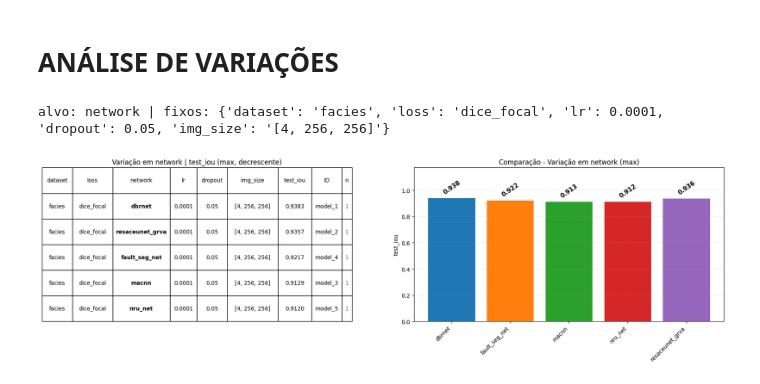
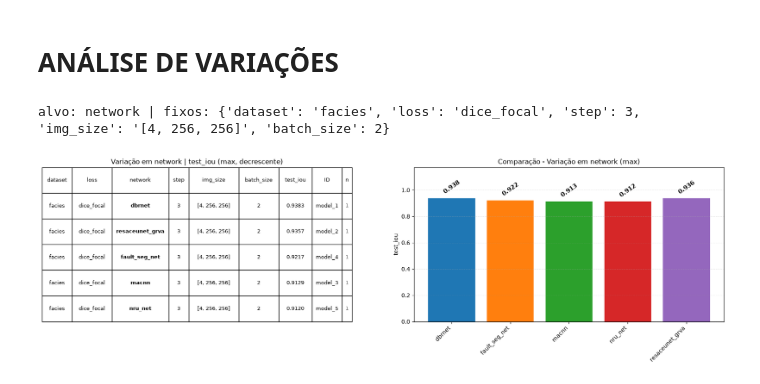
Before and after one commit to KlaussMarchi/Facies, a Jupyter notebook: Model/2 - Compare.ipynb, the cells around one changed output. Drawn from its saved outputs; the diff is of its cells as text; code cells hidden in the pictures.

```diff
--- a/Model/2 - Compare.ipynb
+++ b/Model/2 - Compare.ipynb
@@ -172,34 +172,33 @@ class VariationAnalysis:
         cells = table.copy()
         cells[self.metric] = cells[self.metric].map(lambda x: f'{x:.4f}' if pd.notna(x) else '-')
         cells = cells.astype(str)
 
         for col in cells.columns.drop([self.metric, self.COUNT]):
             cells[col] = cells[col].where(cells[col].str.len() <= self.MAX_STR_LEN, cells[col].str.slice(0, self.MAX_STR_LEN - 1) + '…')
 
         ax         = plt.gca()
         box        = ax.get_position()
         figW, figH = ax.figure.get_size_inches()
         widths     = [max(len(col), cells[col].str.len().max()) + self.PADDING for col in cells.columns]
         fitW       = figW * box.width * 72 / (sum(widths) * self.CHAR_WIDTH)    # 72 PT POR POLEGADA
         fitH       = figH * box.height * 72 / (len(cells) + 1) * self.ROW_HEIGHT
         styles     = {boldCol: {'fontweight': 'bold'}, self.COUNT: {'color': '0.4'}}
 
         ax.axis('off')
         grid = ax.table(cellText=cells.values, colLabels=cells.columns, colWidths=[width / sum(widths) for width in widths], cellLoc='center', bbox=[0, 0, 1, 1])
         grid.auto_set_font_size(False)
         grid.set_fontsize(max(self.FONT[0], min(self.FONT[1], fitW, fitH)))
 
         for (row, col), cell in grid.get_celld().items():
             if row > 0 and cells.columns[col] in styles:
                 cell.set_text_props(**styles[cells.columns[col]])
-
         plt.title(title)
 
 
-variations = ['dataset', 'loss', 'network', 'lr', 'dropout', 'img_size']
+variations = ['dataset', 'loss', 'network', 'step', 'img_size', 'batch_size']
 analysis   = VariationAnalysis(df, variations, id='path', metric='test_iou', mode='max', asc=False)
 analysis.update()
 analysis.plot()
 # %% [output]
-alvo: network | fixos: {'dataset': 'facies', 'loss': 'dice_focal', 'lr': 0.0001, 'dropout': 0.05, 'img_size': '[4, 256, 256]'}
+alvo: network | fixos: {'dataset': 'facies', 'loss': 'dice_focal', 'step': 3, 'img_size': '[4, 256, 256]', 'batch_size': 2}
-[figure, old version]
+[figure, new version]
```
Also changed, not shown: parts of 2 cells of this notebook, 1 other file.
